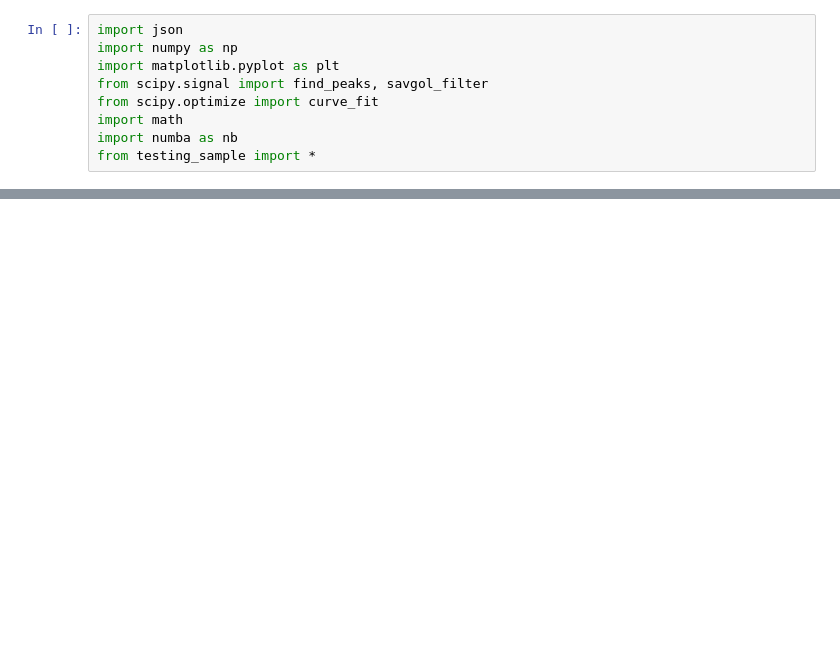
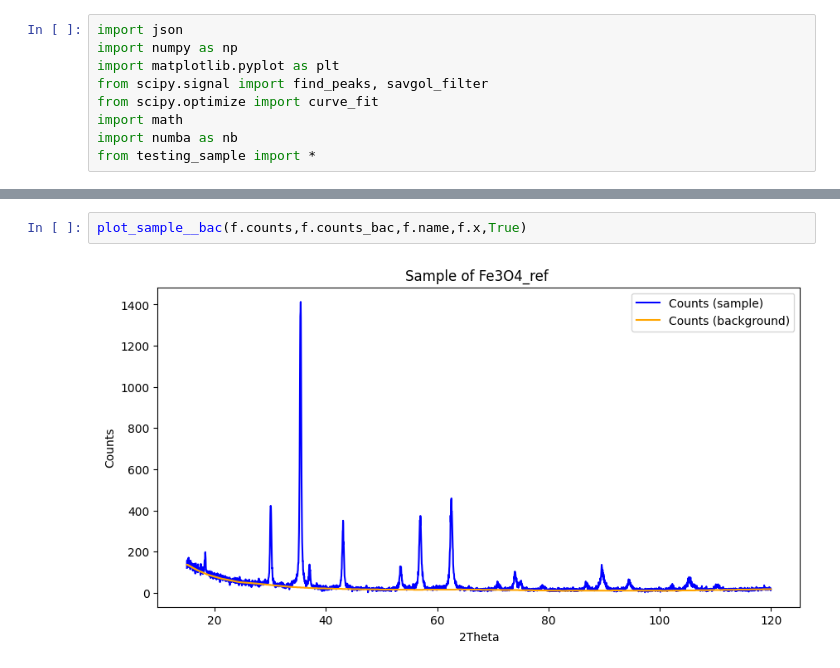
Before and after one commit to natkurdz/XRD-AI, a Jupyter notebook: testing_sample.ipynb, the cells around one changed output, grey strips where cells are left out. Cells and saved outputs as stored; diff of their text form; blank space fills up the shorter version.

```diff
--- a/testing_sample.ipynb
+++ b/testing_sample.ipynb
@@ -103,0 +30,4 @@ plot_with_theta_sample(f.without_aparature_counts,f.name,f.two_theta,f.x)
+# %%
+plot_sample__bac(f.counts,f.counts_bac,f.name,f.x,True)
+# %% [output]
+[figure, added]
```
Also changed, not shown: parts of 25 cells of this notebook, 9 other files.
